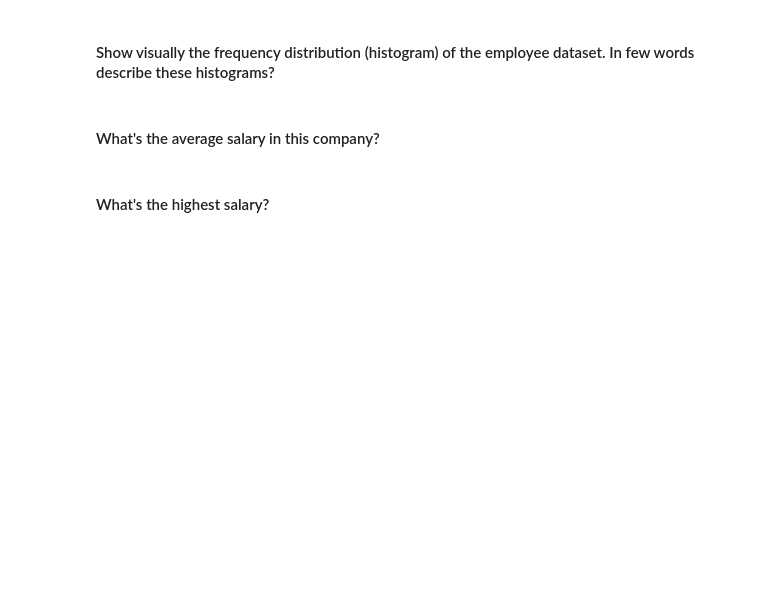
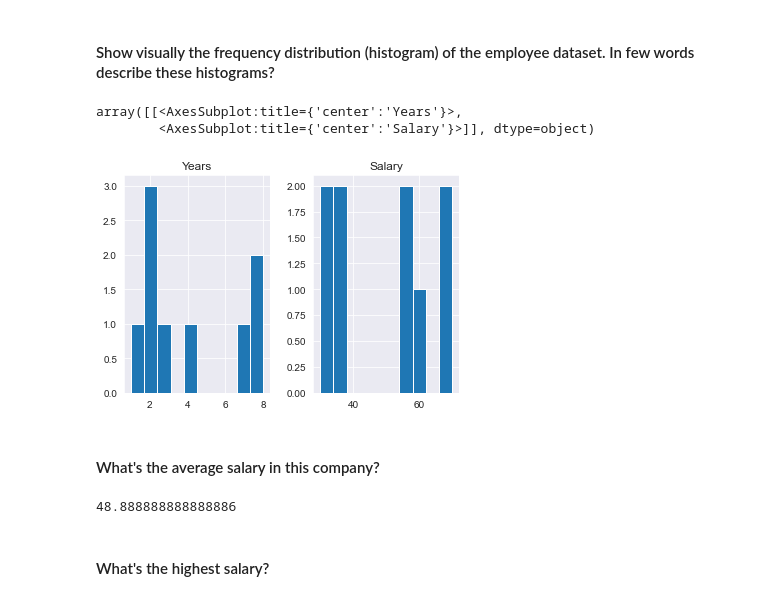
Before and after one commit to Ironhack-Data-Madrid-Marzo-2022/5.1-lab-subsetting-and-descriptive-stats, a Jupyter notebook: your-code/main.ipynb, the cells around one changed output. Drawn from its saved outputs; the diff is of its cells as text; code cells hidden in the pictures; blank space fills up the shorter version.

```diff
--- a/your-code/main.ipynb
+++ b/your-code/main.ipynb
@@ -60,2 +107,4 @@
+# %%
+employee = pd.read_csv('employee.csv')
 # %% [markdown]
 #### Explore the data types of the Temp dataframe. Comment your results
@@ -68,2 +124,8 @@
+# %%
+employee.hist() # we have a relation between the age/years and the salary
+# %% [output]
+array([[<AxesSubplot:title={'center':'Years'}>,
+        <AxesSubplot:title={'center':'Salary'}>]], dtype=object)
+[figure, added]
 # %% [markdown]
 #### What's the average salary in this company?
@@ -72,2 +132,6 @@
+# %%
+employee['Salary'].mean()
+# %% [output]
+48.888888888888886
 # %% [markdown]
 #### What's the highest salary?
```
Also changed, not shown: parts of 96 cells of this notebook.
